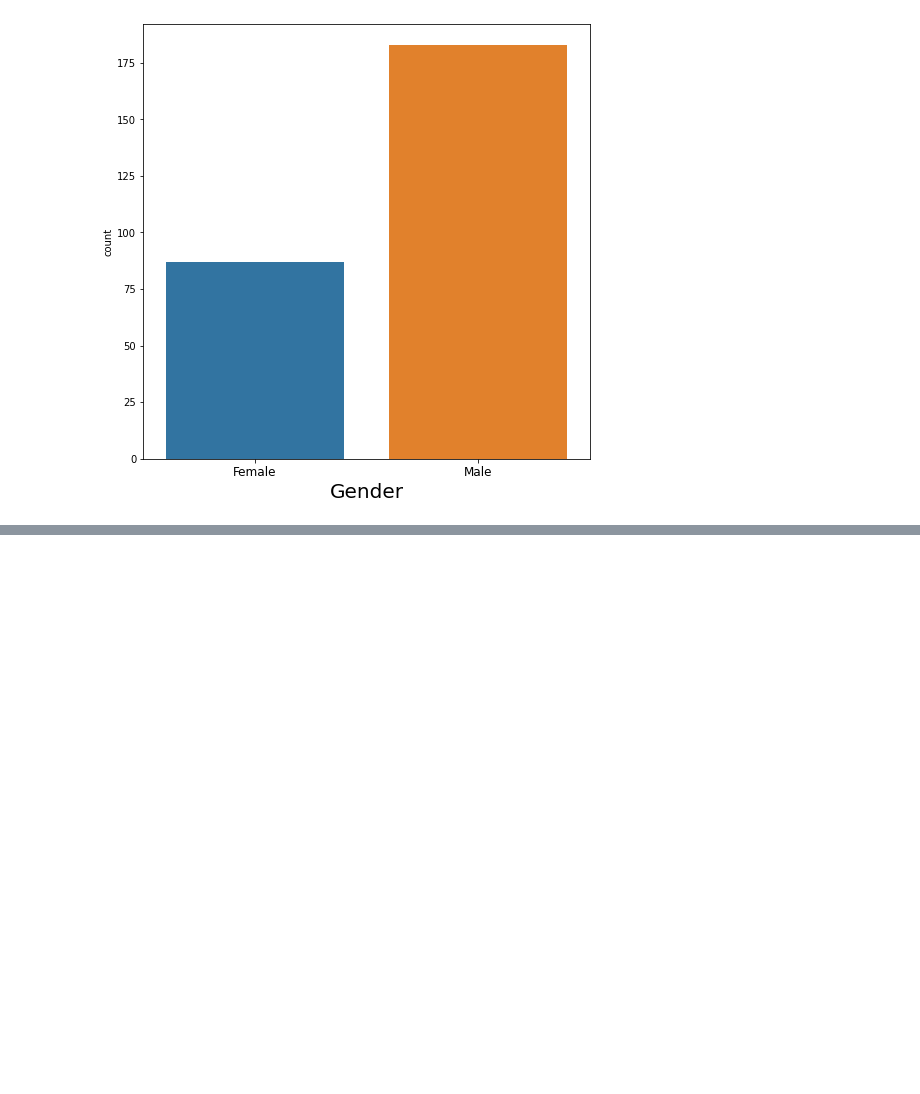
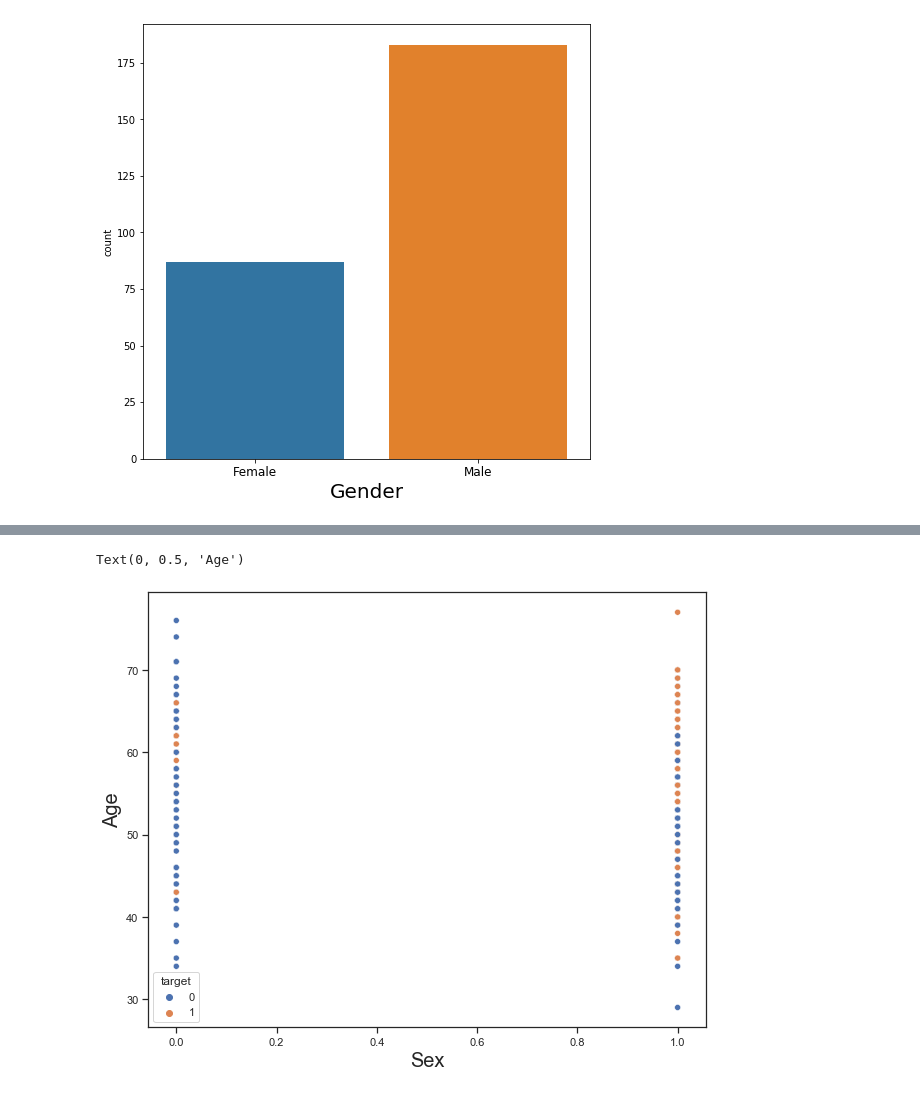
Before and after one commit to Parag18081994/Ghost, a Jupyter notebook: Python/Practise/2021/KNN/KNN_git_heart.ipynb, the cells around one changed output, grey strips where cells are left out. Drawn from its saved outputs; the diff is of its cells as text; code cells hidden in the pictures; blank space fills up the shorter version.

Commit message:
Age vs sex vs Target
Age vs sex vs Target

```diff
--- a/Python/Practise/2021/KNN/KNN_git_heart.ipynb
+++ b/Python/Practise/2021/KNN/KNN_git_heart.ipynb
@@ -263,0 +261,8 @@ sns.scatterplot(x=df['age'],y=df['target'],hue=df['sex'])
+# %%
+plt.figure(figsize=(10,8))
+sns.ca(x="sex", y="age", hue="target", data=df)
+plt.xlabel("Sex",fontsize=20)
+plt.ylabel("Age",fontsize=20)
+# %% [output]
+Text(0, 0.5, 'Age')
+[figure, added]
```
Also changed, not shown: parts of 5 cells of this notebook.
